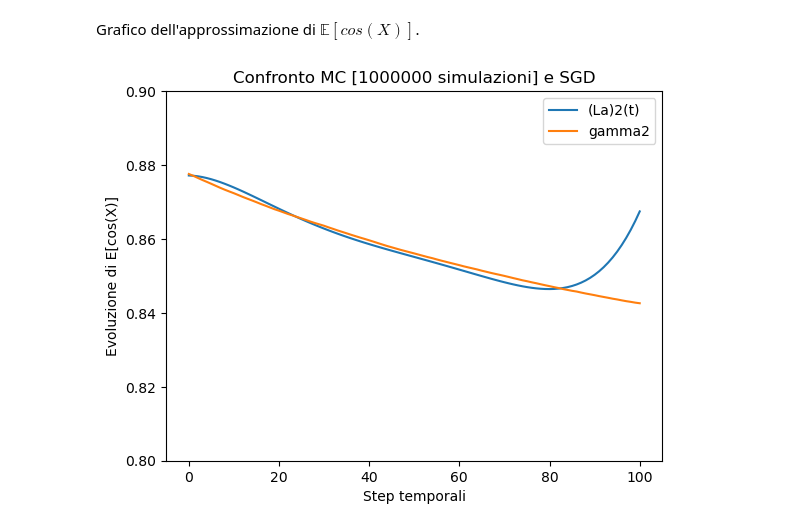
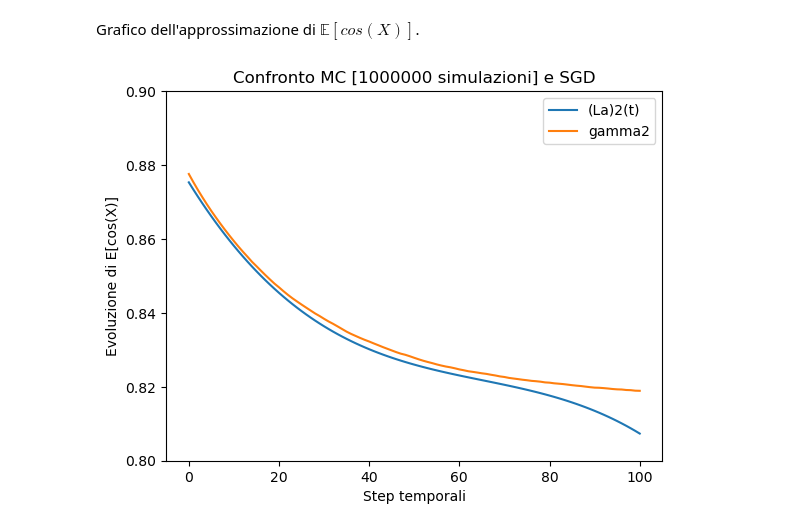
Before and after one commit to amatoandre/TESI, a Jupyter notebook: test_SGD.ipynb, the cells around one changed output. Cells and saved outputs as stored; diff of their text form; code cells hidden in the pictures.

```diff
--- a/test_SGD.ipynb
+++ b/test_SGD.ipynb
@@ -141,9 +141,9 @@ def discesa_stocastica_del_gradiente(a1_0, a2_0, n, r0, rho, sigma, N, M, X0, ep
 
     for m in range(50000):
 
-        # if (m % 10 == 0):
-        if ( ((LA.norm(np.dot(a1,g) - gamma1)/ norma1) < eps) and ((LA.norm(np.dot(a2,g) - gamma2)/ norma2) < eps) ):
-            break
+        if (m % 10 == 0):
+            if ( ((LA.norm(np.dot(a1,g) - gamma1)/ norma1) < eps) and ((LA.norm(np.dot(a2,g) - gamma2)/ norma2) < eps) ):
+                break
 
         eta = r0 / ((m + 1) ** rho)
 
@@ -194,9 +194,9 @@ if __name__ == "__main__":
 
     # Parametri variabili
 
-    T = 0.5   # 0.5, 1, 2, 4
-    n = 5  # 3, 4, 5, 6
-    M = 10000   # 1, 10, 100, 1000, 10000  #ricorda per gli ultimi due di togliere m % 10
+    T = 2   # 0.5, 1, 2, 4
+    n = 3  # 3, 4, 5, 6
+    M = 1   # 1, 10, 100, 1000, 10000  #ricorda per gli ultimi due di togliere m % 10
 
 
 
@@ -210,7 +210,7 @@ if __name__ == "__main__":
     M1 = 1000000
 
     h = T / N
-    r0 = [0.5, 1, 5, 10]
+    r0 = [10]
     rho = [0.6, 0.7, 0.8, 0.9]
     eps = 0.01
     p = 10
@@ -251,7 +251,7 @@ if __name__ == "__main__":
             mm = [0] * p
             start = time.process_time()   # parte il cronometro
             for k in range(p):
-                AA1, AA2, mm[k] = discesa_stocastica_del_gradiente(a1_0, a2_0, n, r0[i], rho[j], s igma, N, M, X0, eps, h, g, gamma1, gamma2)
+                AA1, AA2, mm[k] = discesa_stocastica_del_gradiente(a1_0, a2_0, n, r0[i], rho[j], sigma, N, M, X0, eps, h, g, gamma1, gamma2)
 
             m[j,3*i+1:3*i+4] = [min(mm), max(mm), mean(mm)]
             end = time.process_time()   # si ferma il cronometro
@@ -308,12 +293,12 @@ Grafico dell'approssimazione di $\mathbb{E}[cos(X)]$.
 # %%
 fig = plt.figure()
 plt.title("Confronto MC [" + str(M1) + " simulazioni] e SGD")
 plt.xlabel("Step temporali")
 plt.ylabel("Evoluzione di E[cos(X)]")
 plt.ylim(0.8, 0.9) # se non c'è il grafico è molto zoomato
-plt.plot(np.dot(A2[11], g), label='(La)2(t)')
+plt.plot(np.dot(A2[0], g), label='(La)2(t)')
 plt.plot(gamma2, label='gamma2')
 plt.legend()
 plt.show()
 # %% [output]
-[figure, old version]
+[figure, new version]
```
Also changed, not shown: parts of 2 cells of this notebook, 19 other files.
